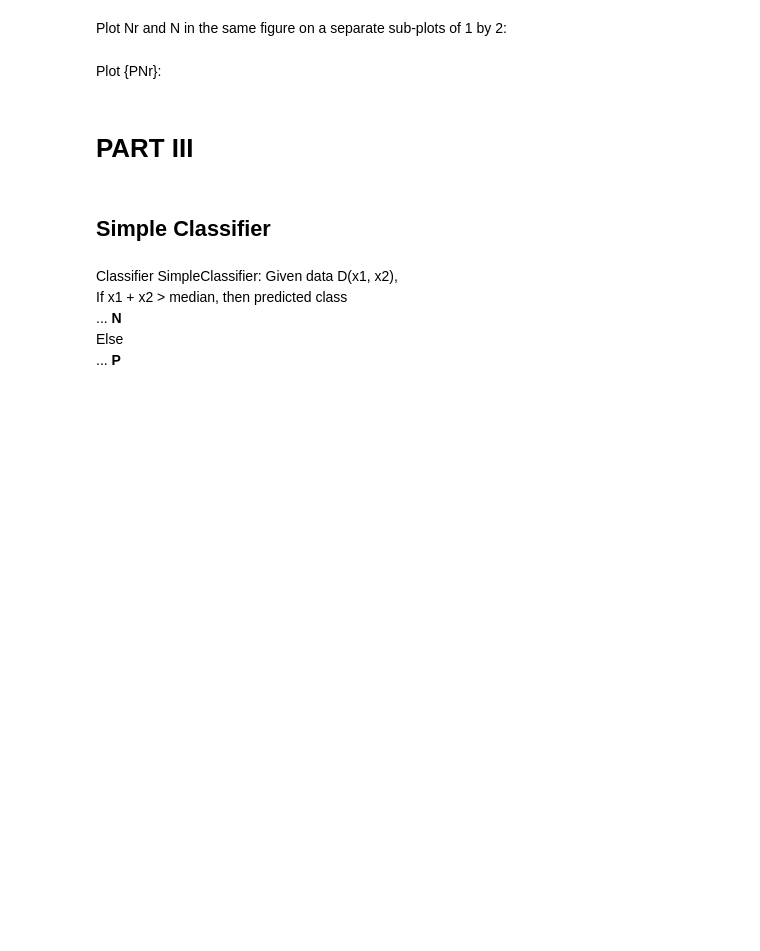
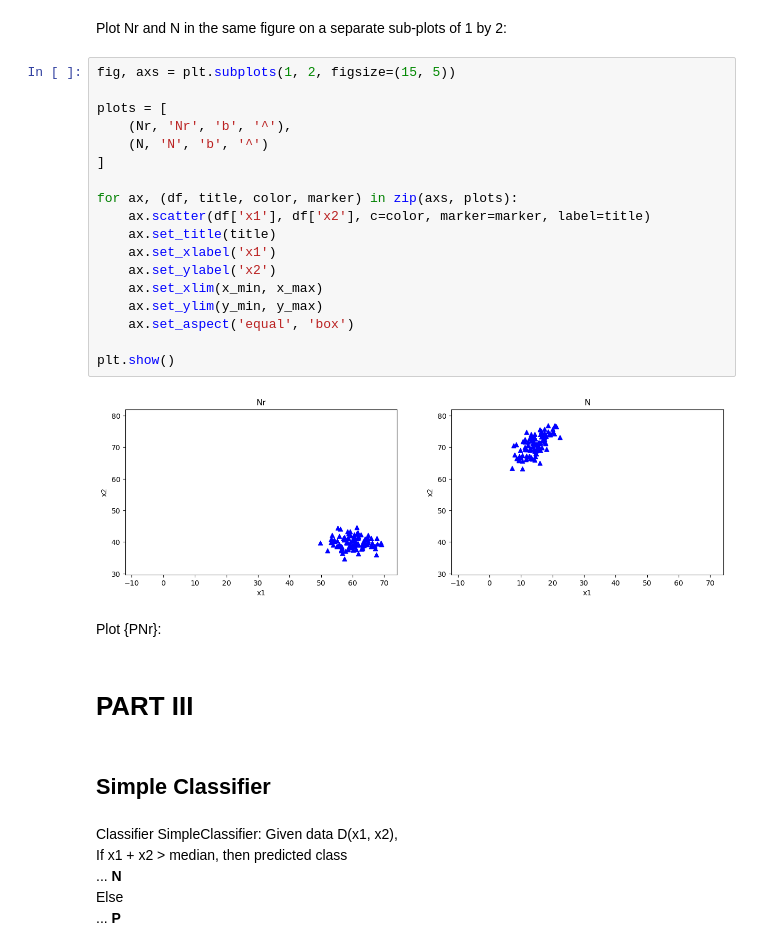
Before and after one commit to arlemoine/cmps470_circuit_breakers, a Jupyter notebook: Challenge_0/C0.ipynb, the cells around one changed output. Drawn from its saved outputs; the diff is of its cells as text; blank space fills up the shorter version.

```diff
--- a/Challenge_0/C0.ipynb
+++ b/Challenge_0/C0.ipynb
@@ -200,5 +227,25 @@ Plot Pr and P in the same figure on a separate sub-plots of 1 by 2:
 # %% [markdown]
 Plot Nr and N in the same figure on a separate sub-plots of 1 by 2:
+# %%
+fig, axs = plt.subplots(1, 2, figsize=(15, 5))
+
+plots = [
+    (Nr, 'Nr', 'b', '^'),
+    (N, 'N', 'b', '^')
+]
+
+for ax, (df, title, color, marker) in zip(axs, plots):
+    ax.scatter(df['x1'], df['x2'], c=color, marker=marker, label=title)
+    ax.set_title(title)
+    ax.set_xlabel('x1')
+    ax.set_ylabel('x2')
+    ax.set_xlim(x_min, x_max)
+    ax.set_ylim(y_min, y_max)
+    ax.set_aspect('equal', 'box')
+
+plt.show()
+# %% [output]
+[figure, added]
 # %% [markdown]
 Plot {PNr}:
 # %% [markdown]
```
Also changed, not shown: parts of 3 cells of this notebook.
